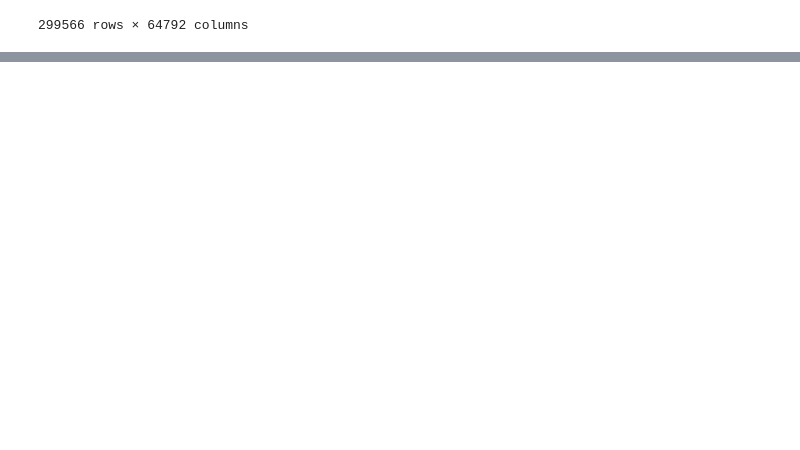
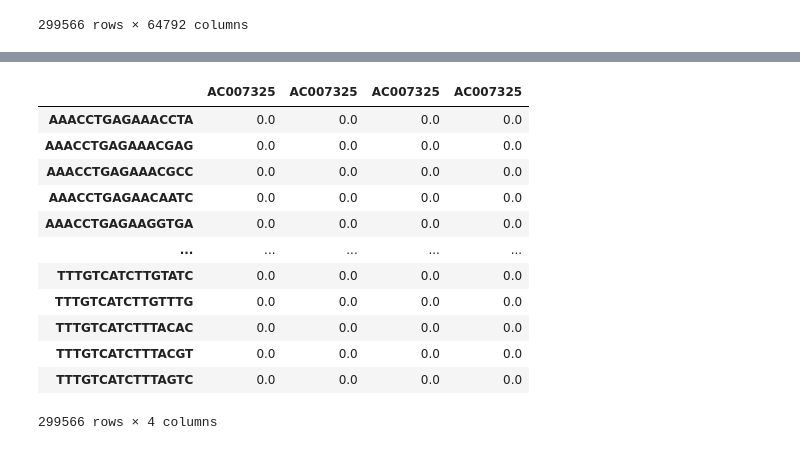
Before and after one commit to kushtimusPrime/lau-lab-notebooks, a Jupyter notebook: notebooks/geneIDToName4.ipynb, the cells around one changed output, grey strips where cells are left out. Cells and saved outputs as stored; diff of their text form; code cells hidden in the pictures; blank space fills up the shorter version.

```diff
--- a/notebooks/geneIDToName4.ipynb
+++ b/notebooks/geneIDToName4.ipynb
@@ -82 +95,19 @@ dfMatrix
+# %%
+reducedMatrix=dfMatrix[['AC007325']]
+# %%
+reducedMatrix
+# %% [output]
+|  | AC007325 | AC007325 | AC007325 | AC007325 |
+| AAACCTGAGAAACCTA | 0.0 | 0.0 | 0.0 | 0.0 |
+| AAACCTGAGAAACGAG | 0.0 | 0.0 | 0.0 | 0.0 |
+| AAACCTGAGAAACGCC | 0.0 | 0.0 | 0.0 | 0.0 |
+| AAACCTGAGAACAATC | 0.0 | 0.0 | 0.0 | 0.0 |
+| AAACCTGAGAAGGTGA | 0.0 | 0.0 | 0.0 | 0.0 |
+| ... | ... | ... | ... | ... |
+| TTTGTCATCTTGTATC | 0.0 | 0.0 | 0.0 | 0.0 |
+| TTTGTCATCTTGTTTG | 0.0 | 0.0 | 0.0 | 0.0 |
+| TTTGTCATCTTTACAC | 0.0 | 0.0 | 0.0 | 0.0 |
+| TTTGTCATCTTTACGT | 0.0 | 0.0 | 0.0 | 0.0 |
+| TTTGTCATCTTTAGTC | 0.0 | 0.0 | 0.0 | 0.0 |
+299566 rows × 4 columns
 # %%
```
Also changed, not shown: parts of 11 cells of this notebook.
